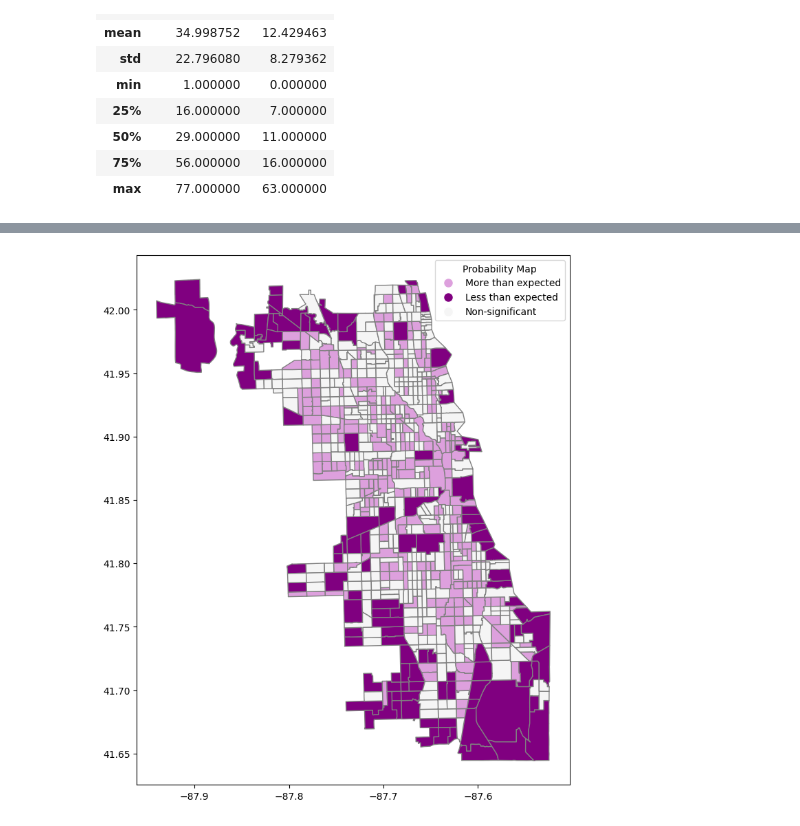
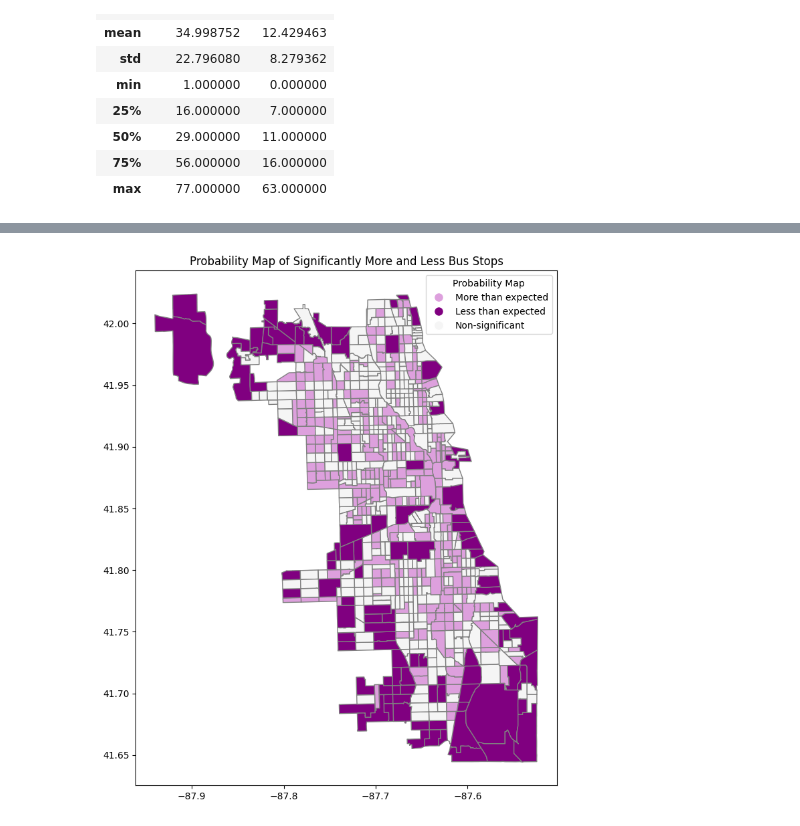
Before and after one commit to meganhmoore/TransitClustering, a Jupyter notebook: notebooks/exploration.ipynb, the cells around one changed output, grey strips where cells are left out. Drawn from its saved outputs; the diff is of its cells as text; code cells hidden in the pictures.

```diff
--- a/notebooks/exploration.ipynb
+++ b/notebooks/exploration.ipynb
@@ -104,17 +107,18 @@ prob_census_df['prob_map'] = np.select(conditions,
 # %%
 category_colors = {'More than expected': 'plum', 'Less than expected': 'purple', 'Non-significant': 'whitesmoke'}
 fig, ax = plt.subplots(figsize=(20, 10))
 
 for category, color in category_colors.items():
     prob_census_df[prob_census_df['prob_map'] == category].plot(ax=ax, color=color, label=category, edgecolor='grey')
 
 # bus_point_df.plot(ax=ax, color='red', markersize=0.5)
 
 # Create a custom legend
 handles = [plt.Line2D([0], [0], marker='o', color='w', markerfacecolor=color, markersize=10) for color in category_colors.values()]
 labels = category_colors.keys()
 ax.legend(handles, labels, title='Probability Map', loc='upper right')
-
+plt.title('Probability Map of Significantly More and Less Bus Stops')
+plt.savefig("../figures/probability_map_bus_point.png")
 plt.show()
 # %% [output]
-[figure, old version]
+[figure, new version]
```
Also changed, not shown: parts of 7 cells of this notebook, 22 other files.
